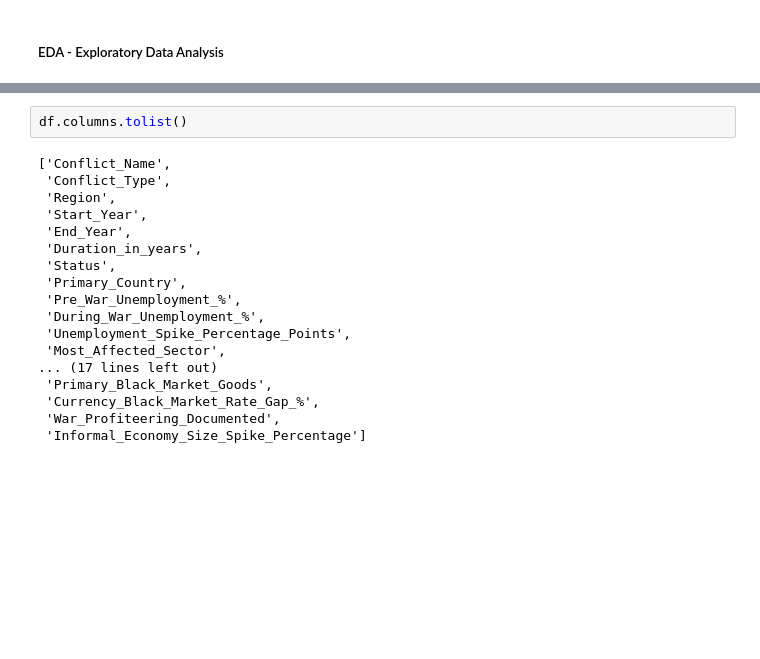
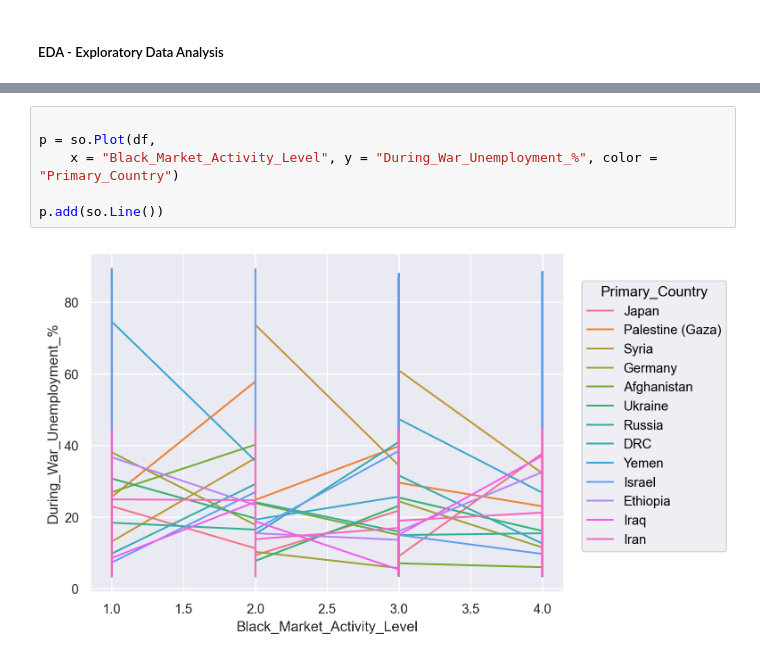
Before and after one commit to J2ckyo/4850-Final-Project, a Jupyter notebook: Data_Rangling.ipynb, the cells around one changed output, grey strips where cells are left out. Cells and saved outputs as stored; diff of their text form; blank space fills up the shorter version.

Commit message:
Added some new plots

```diff
--- a/Data_Rangling.ipynb
+++ b/Data_Rangling.ipynb
@@ -216,20 +218,8 @@ plt.show()
 # %%
-df.columns.tolist()
+
+p = so.Plot(df,
+    x = "Black_Market_Activity_Level", y = "During_War_Unemployment_%", color = "Primary_Country")
+
+p.add(so.Line())
 # %% [output]
-['Conflict_Name',
- 'Conflict_Type',
- 'Region',
- 'Start_Year',
- 'End_Year',
- 'Duration_in_years',
- 'Status',
- 'Primary_Country',
- 'Pre_War_Unemployment_%',
- 'During_War_Unemployment_%',
- 'Unemployment_Spike_Percentage_Points',
- 'Most_Affected_Sector',
-... (17 lines left out)
- 'Primary_Black_Market_Goods',
- 'Currency_Black_Market_Rate_Gap_%',
- 'War_Profiteering_Documented',
- 'Informal_Economy_Size_Spike_Percentage']
+[figure, added]
```
Also changed, not shown: parts of 3 cells of this notebook.
